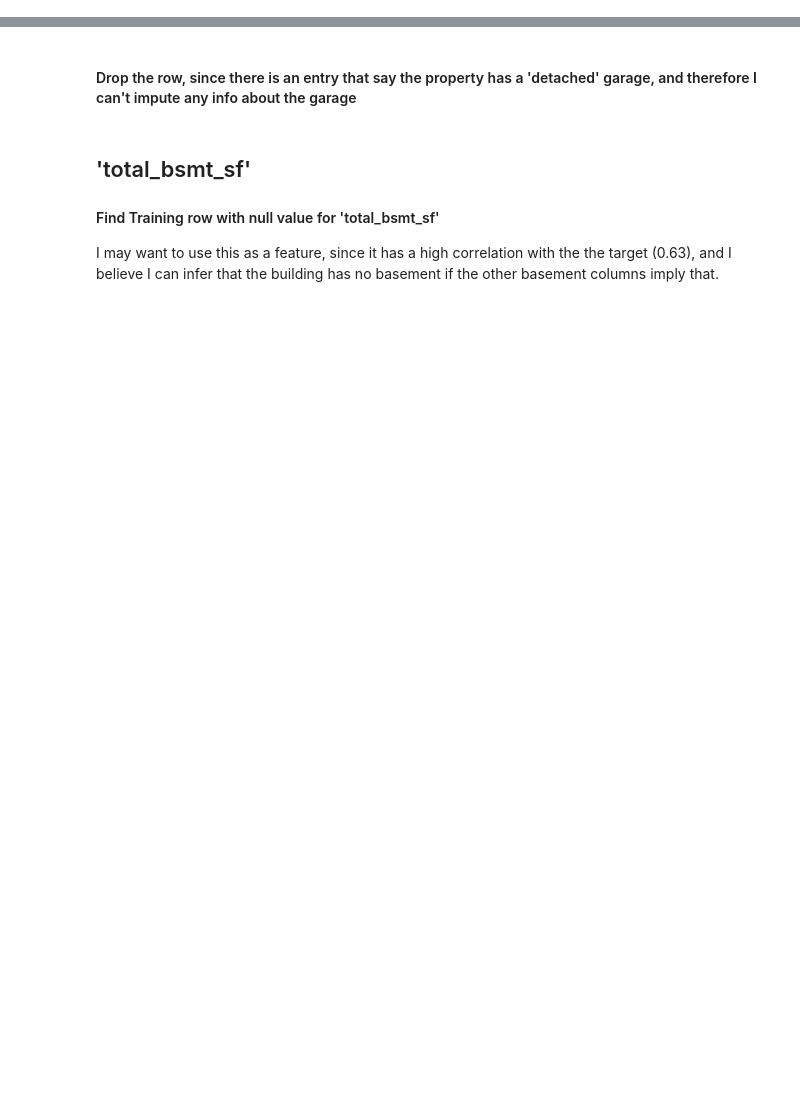
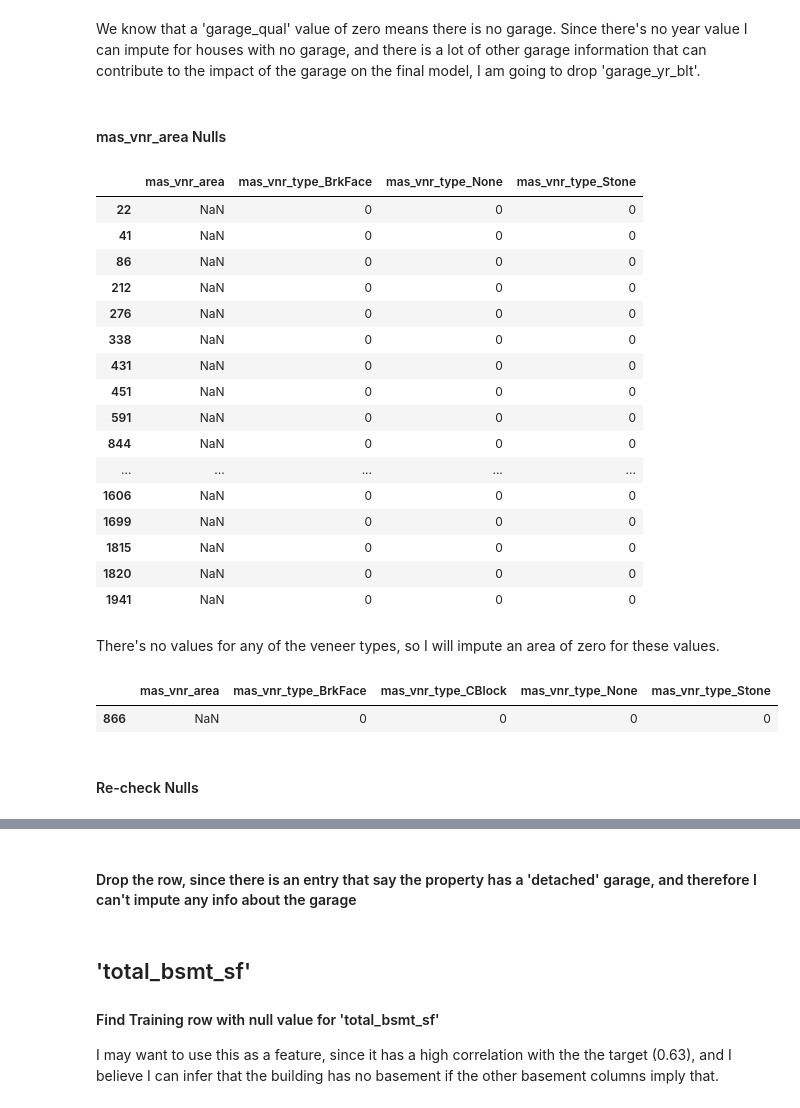
Before and after one commit to kevinacrystal/Regression_Price_Prediction, a Jupyter notebook: code/01_EDA_and_Cleaning.ipynb, the cells around one changed output, grey strips where cells are left out. Saved outputs shown, nothing was run; the diff lists cells and outputs as text; code cells hidden in the pictures; blank space fills up the shorter version.

```diff
--- a/code/01_EDA_and_Cleaning.ipynb
+++ b/code/01_EDA_and_Cleaning.ipynb
@@ -229,4 +235,0 @@ These columns have too many null values to reasonably impute values or drop rows
-# %%
-drop_column_list = ['misc_feature', 'alley', 'lot_frontage', 'garage_yr_blt', 'garage_type']
-df.drop(columns = drop_column_list, inplace=True)
-holdout.drop(columns = drop_column_list, inplace=True)
@@ -242,0 +238,10 @@ df[df['garage_area'].isnull()]
+# %%
+# create a list of the remaining non-numeric columns.
+# these are the columns that could not be converted based on ordinal scales
+non_ordinal_columns = [col for col in df.select_dtypes(include='object')]
+# %%
+# convert non-ordinal columns to dummies for the test set
+df = pd.get_dummies(df, columns=non_ordinal_columns, drop_first=True)
+
+# convert non-ordinal columns to dummies for the holdout set
+holdout = pd.get_dummies(holdout, columns=non_ordinal_columns, drop_first=True)
@@ -242,0 +283,32 @@ df[df['garage_area'].isnull()]
+# %% [markdown]
+We know that a 'garage_qual' value of zero means there is no garage. Since there's no year value I can impute for houses with no garage, and there is a lot of other garage information that can contribute to the impact of the garage on the final model, I am going to drop 'garage_yr_blt'.
+# %%
+# drop garage_yr_blt from both the training set and the holdout set
+df.drop(columns='garage_yr_blt', inplace=True)
+holdout.drop(columns='garage_yr_blt', inplace=True)
+# %% [markdown]
+#### mas_vnr_area Nulls
+# %%
+# take a look at the rows for which mas_vnr_area is null
+masonry_df = df[[col for col in df.columns if 'mas_' in col]]
+masonry_df[df.mas_vnr_area.isnull()]
+# %% [output]
+|  | mas_vnr_area | mas_vnr_type_BrkFace | mas_vnr_type_None | mas_vnr_type_Stone |
+| 22 | NaN | 0 | 0 | 0 |
+| 41 | NaN | 0 | 0 | 0 |
+| 86 | NaN | 0 | 0 | 0 |
+| 212 | NaN | 0 | 0 | 0 |
+| 276 | NaN | 0 | 0 | 0 |
+| 338 | NaN | 0 | 0 | 0 |
+| 431 | NaN | 0 | 0 | 0 |
+| 451 | NaN | 0 | 0 | 0 |
+| 591 | NaN | 0 | 0 | 0 |
+| 844 | NaN | 0 | 0 | 0 |
+| ... | ... | ... | ... | ... |
+| 1606 | NaN | 0 | 0 | 0 |
+| 1699 | NaN | 0 | 0 | 0 |
+| 1815 | NaN | 0 | 0 | 0 |
+| 1820 | NaN | 0 | 0 | 0 |
+| 1941 | NaN | 0 | 0 | 0 |
+# %% [markdown]
+There's no values for any of the veneer types, so I will impute an area of zero for these values.
@@ -242,0 +318,7 @@ df[df['garage_area'].isnull()]
+# %%
+# take a look at the rows for which mas_vnr_area is null (holdout)
+masonry_df = holdout[[col for col in holdout.columns if 'mas_' in col]]
+masonry_df[holdout.mas_vnr_area.isnull()]
+# %% [output]
+|  | mas_vnr_area | mas_vnr_type_BrkFace | mas_vnr_type_CBlock | mas_vnr_type_None | mas_vnr_type_Stone |
+| 866 | NaN | 0 | 0 | 0 | 0 |
@@ -242,0 +328,2 @@ df[df['garage_area'].isnull()]
+# %% [markdown]
+#### Re-check Nulls
```
Also changed, not shown: parts of 116 cells of this notebook.
